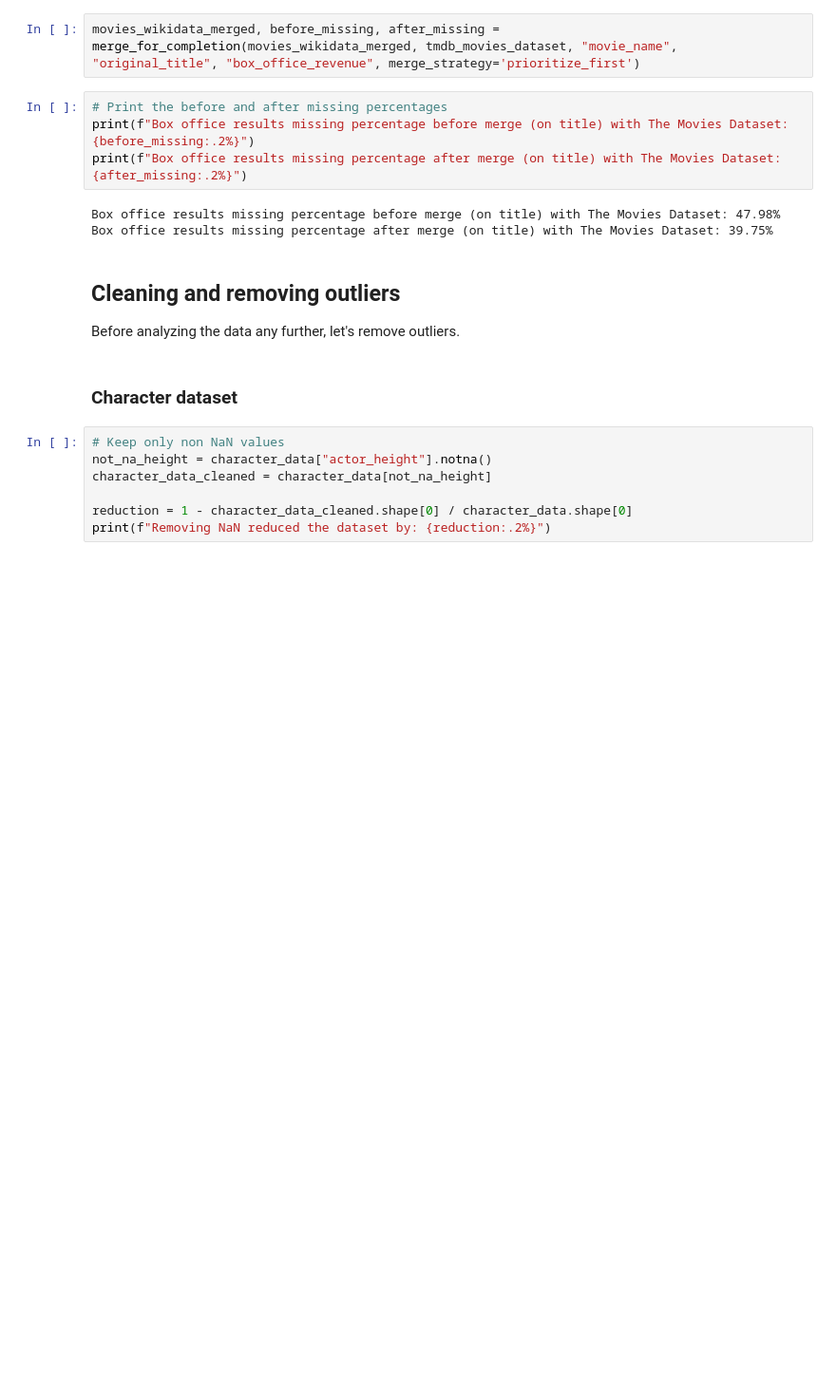
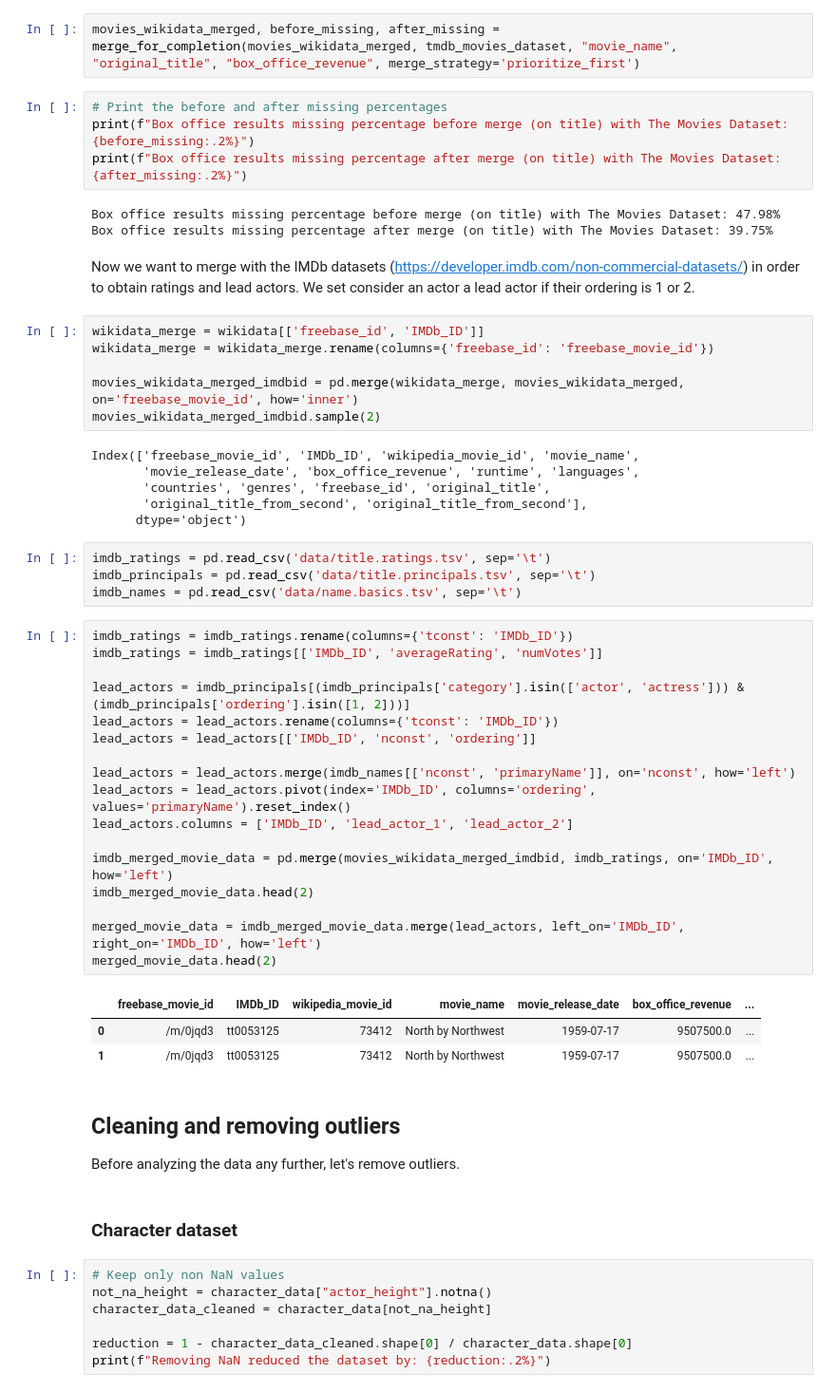
Before and after one commit to epfl-ada/ada-2024-project-authenticdataaddicts, a Jupyter notebook: results.ipynb, the cells around one changed output. Shown at 95% size. Cells and saved outputs as stored; diff of their text form; blank space fills up the shorter version.

Commit message:
merged imdb database

```diff
--- a/results.ipynb
+++ b/results.ipynb
@@ -259,6 +260,45 @@ print(f"Box office results missing percentage after merge (on title) with The Mo
 # %% [output]
 Box office results missing percentage before merge (on title) with The Movies Dataset: 47.98%
 Box office results missing percentage after merge (on title) with The Movies Dataset: 39.75%
+# %% [markdown]
+Now we want to merge with the IMDb datasets (https://developer.imdb.com/non-commercial-datasets/) in order to obtain ratings and lead actors. We set consider an actor a lead actor if their ordering is 1 or 2.
+# %%
+wikidata_merge = wikidata[['freebase_id', 'IMDb_ID']]
+wikidata_merge = wikidata_merge.rename(columns={'freebase_id': 'freebase_movie_id'})
+
+movies_wikidata_merged_imdbid = pd.merge(wikidata_merge, movies_wikidata_merged, on='freebase_movie_id', how='inner')
+movies_wikidata_merged_imdbid.sample(2)
+# %% [output]
+Index(['freebase_movie_id', 'IMDb_ID', 'wikipedia_movie_id', 'movie_name',
+       'movie_release_date', 'box_office_revenue', 'runtime', 'languages',
+       'countries', 'genres', 'freebase_id', 'original_title',
+       'original_title_from_second', 'original_title_from_second'],
+      dtype='object')
+# %%
+imdb_ratings = pd.read_csv('data/title.ratings.tsv', sep='\t')
+imdb_principals = pd.read_csv('data/title.principals.tsv', sep='\t')
+imdb_names = pd.read_csv('data/name.basics.tsv', sep='\t')
+# %%
+imdb_ratings = imdb_ratings.rename(columns={'tconst': 'IMDb_ID'})
+imdb_ratings = imdb_ratings[['IMDb_ID', 'averageRating', 'numVotes']]
+
+lead_actors = imdb_principals[(imdb_principals['category'].isin(['actor', 'actress'])) & (imdb_principals['ordering'].isin([1, 2]))]
+lead_actors = lead_actors.rename(columns={'tconst': 'IMDb_ID'})
+lead_actors = lead_actors[['IMDb_ID', 'nconst', 'ordering']]
+
+lead_actors = lead_actors.merge(imdb_names[['nconst', 'primaryName']], on='nconst', how='left')
+lead_actors = lead_actors.pivot(index='IMDb_ID', columns='ordering', values='primaryName').reset_index()
+lead_actors.columns = ['IMDb_ID', 'lead_actor_1', 'lead_actor_2']
+
+imdb_merged_movie_data = pd.merge(movies_wikidata_merged_imdbid, imdb_ratings, on='IMDb_ID', how='left')
+imdb_merged_movie_data.head(2)
+
+merged_movie_data = imdb_merged_movie_data.merge(lead_actors, left_on='IMDb_ID', right_on='IMDb_ID', how='left')
+merged_movie_data.head(2)
+# %% [output]
+|  | freebase_movie_id | IMDb_ID | wikipedia_movie_id | movie_name | movie_release_date | box_office_revenue | ... |
+| 0 | /m/0jqd3 | tt0053125 | 73412 | North by Northwest | 1959-07-17 | 9507500.0 | ... |
+| 1 | /m/0jqd3 | tt0053125 | 73412 | North by Northwest | 1959-07-17 | 9507500.0 | ... |
 # %% [markdown]
 ## Cleaning and removing outliers
 
```
Also changed, not shown: parts of 7 cells of this notebook.
